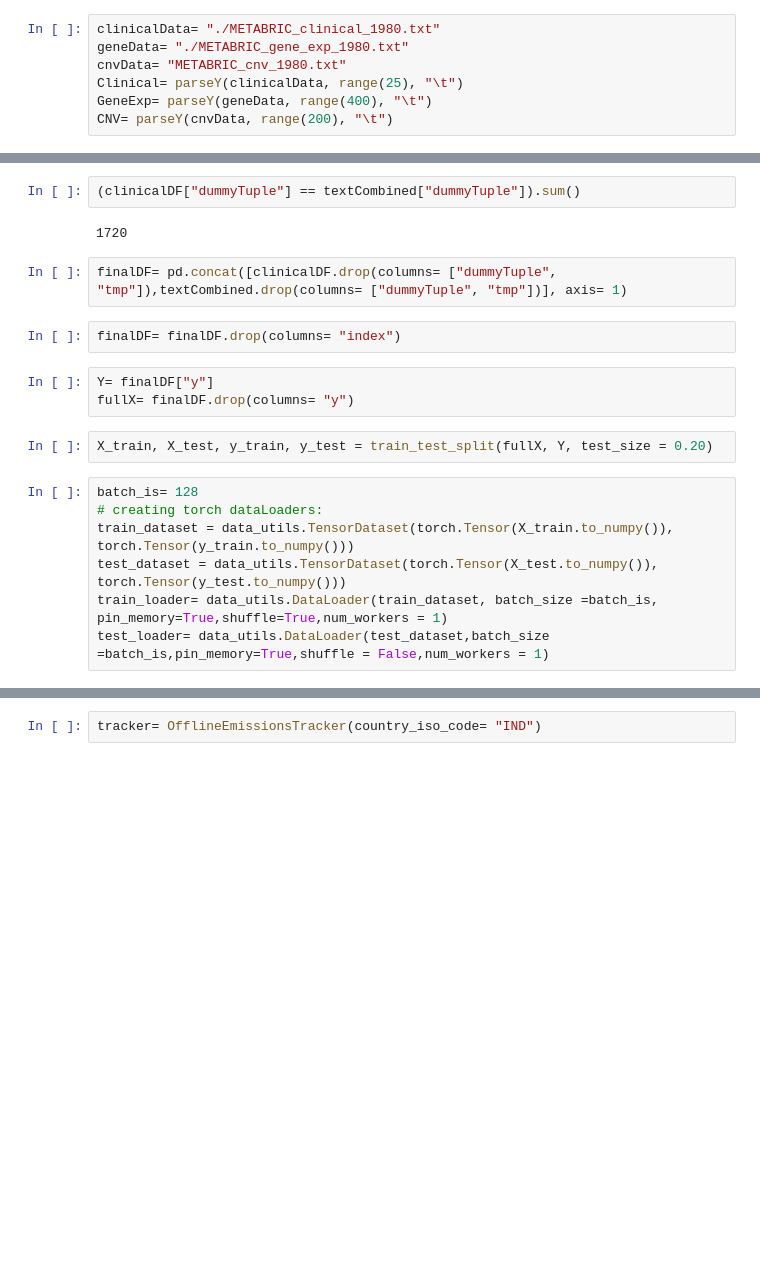
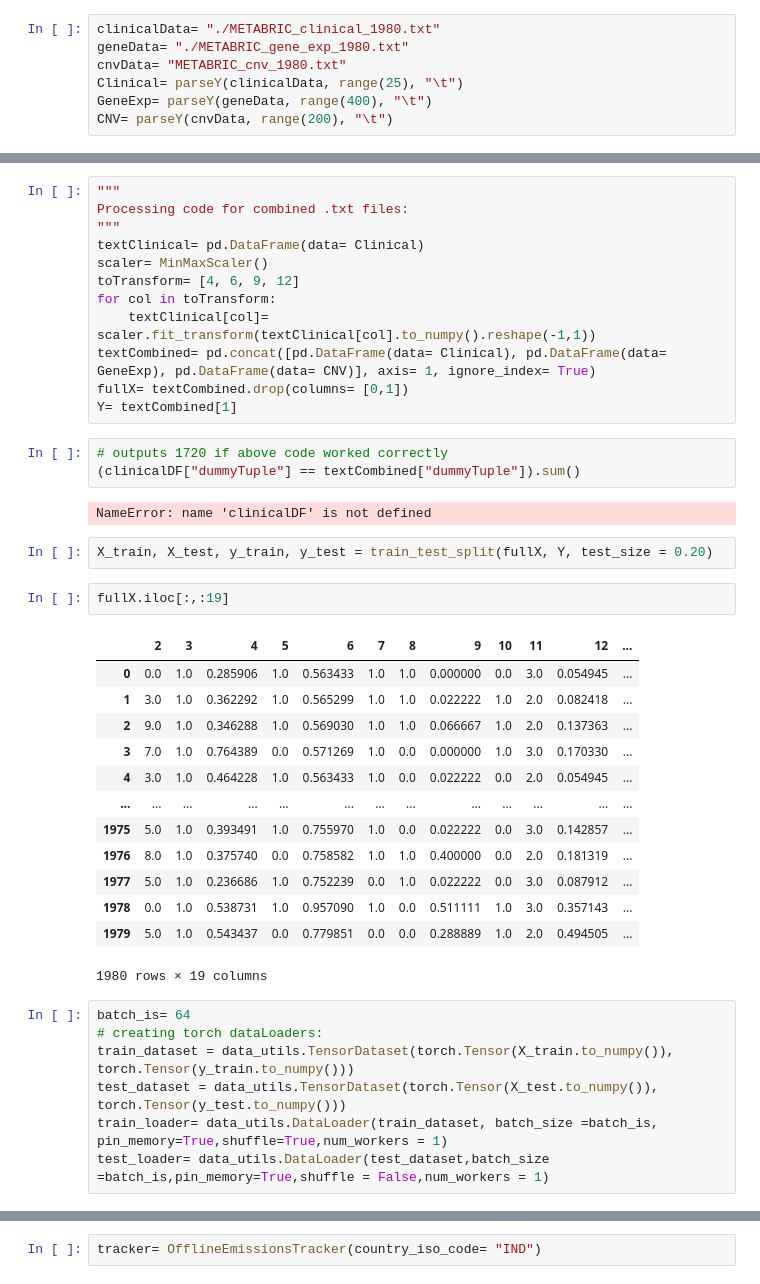
Before and after one commit to aryamanjeendgar/LogGENE, a Jupyter notebook: breastCancer.ipynb, the cells around one changed output, grey strips where cells are left out. Cells and saved outputs as stored; diff of their text form; blank space fills up the shorter version.

```diff
--- a/breastCancer.ipynb
+++ b/breastCancer.ipynb
@@ -158,18 +151,40 @@ textCombined= textCombined.reset_index()
+# %%
+"""
+Processing code for combined .txt files:
+"""
+textClinical= pd.DataFrame(data= Clinical)
+scaler= MinMaxScaler()
+toTransform= [4, 6, 9, 12]
+for col in toTransform:
+    textClinical[col]= scaler.fit_transform(textClinical[col].to_numpy().reshape(-1,1))
+textCombined= pd.concat([pd.DataFrame(data= Clinical), pd.DataFrame(data= GeneExp), pd.DataFrame(data= CNV)], axis= 1, ignore_index= True)
+fullX= textCombined.drop(columns= [0,1])
+Y= textCombined[1]
 # %%
+# outputs 1720 if above code worked correctly
 (clinicalDF["dummyTuple"] == textCombined["dummyTuple"]).sum()
 # %% [output]
-1720
+NameError: name 'clinicalDF' is not defined
-# %%
-finalDF= pd.concat([clinicalDF.drop(columns= ["dummyTuple", "tmp"]),textCombined.drop(columns= ["dummyTuple", "tmp"])], axis= 1)
-# %%
-finalDF= finalDF.drop(columns= "index")
-# %%
-Y= finalDF["y"]
-fullX= finalDF.drop(columns= "y")
 # %%
 X_train, X_test, y_train, y_test = train_test_split(fullX, Y, test_size = 0.20)
+# %%
+fullX.iloc[:,:19]
+# %% [output]
+|  | 2 | 3 | 4 | 5 | 6 | 7 | 8 | 9 | 10 | 11 | 12 | ... |
+| 0 | 0.0 | 1.0 | 0.285906 | 1.0 | 0.563433 | 1.0 | 1.0 | 0.000000 | 0.0 | 3.0 | 0.054945 | ... |
+| 1 | 3.0 | 1.0 | 0.362292 | 1.0 | 0.565299 | 1.0 | 1.0 | 0.022222 | 1.0 | 2.0 | 0.082418 | ... |
+| 2 | 9.0 | 1.0 | 0.346288 | 1.0 | 0.569030 | 1.0 | 1.0 | 0.066667 | 1.0 | 2.0 | 0.137363 | ... |
+| 3 | 7.0 | 1.0 | 0.764389 | 0.0 | 0.571269 | 1.0 | 0.0 | 0.000000 | 1.0 | 3.0 | 0.170330 | ... |
+| 4 | 3.0 | 1.0 | 0.464228 | 1.0 | 0.563433 | 1.0 | 0.0 | 0.022222 | 0.0 | 2.0 | 0.054945 | ... |
+| ... | ... | ... | ... | ... | ... | ... | ... | ... | ... | ... | ... | ... |
+| 1975 | 5.0 | 1.0 | 0.393491 | 1.0 | 0.755970 | 1.0 | 0.0 | 0.022222 | 0.0 | 3.0 | 0.142857 | ... |
+| 1976 | 8.0 | 1.0 | 0.375740 | 0.0 | 0.758582 | 1.0 | 1.0 | 0.400000 | 0.0 | 2.0 | 0.181319 | ... |
+| 1977 | 5.0 | 1.0 | 0.236686 | 1.0 | 0.752239 | 0.0 | 1.0 | 0.022222 | 0.0 | 3.0 | 0.087912 | ... |
+| 1978 | 0.0 | 1.0 | 0.538731 | 1.0 | 0.957090 | 1.0 | 0.0 | 0.511111 | 1.0 | 3.0 | 0.357143 | ... |
+| 1979 | 5.0 | 1.0 | 0.543437 | 0.0 | 0.779851 | 0.0 | 0.0 | 0.288889 | 1.0 | 2.0 | 0.494505 | ... |
+1980 rows × 19 columns
 # %%
-batch_is= 128
+batch_is= 64
 # creating torch dataLoaders:
 train_dataset = data_utils.TensorDataset(torch.Tensor(X_train.to_numpy()), torch.Tensor(y_train.to_numpy()))
 test_dataset = data_utils.TensorDataset(torch.Tensor(X_test.to_numpy()), torch.Tensor(y_test.to_numpy()))
```
Also changed, not shown: parts of 21 cells of this notebook, 44 other files.
